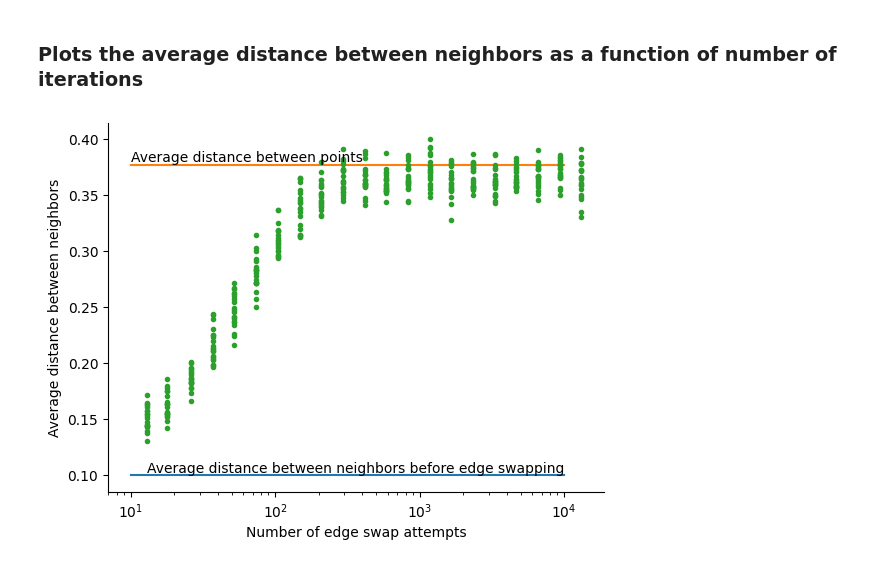
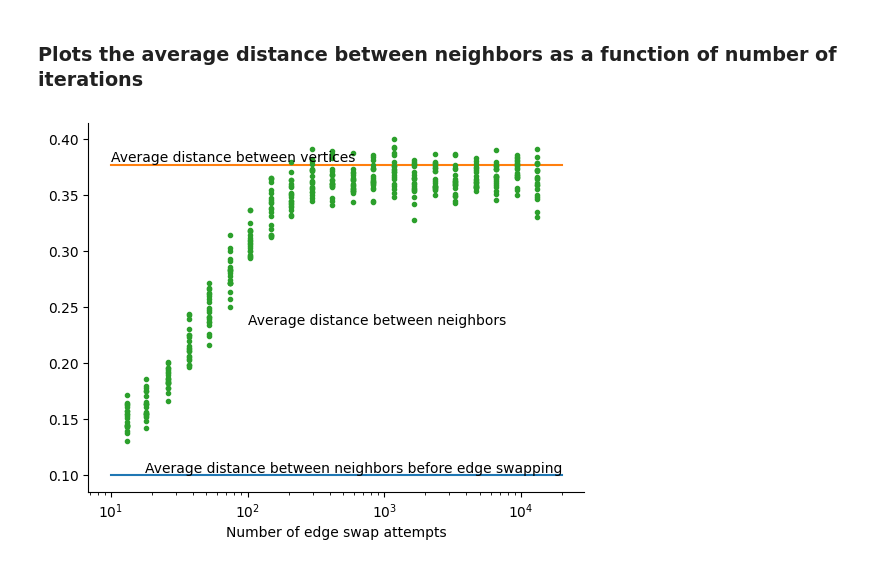
Before and after one commit to DynamicaLab/geometric-networks, a Jupyter notebook: analysis/double_edge_swap_example.ipynb, the cells around one changed output. Drawn from its saved outputs; the diff is of its cells as text; code cells hidden in the pictures.

```diff
--- a/analysis/double_edge_swap_example.ipynb
+++ b/analysis/double_edge_swap_example.ipynb
@@ -120,21 +120,21 @@ for filenames in sorted(glob.glob(rootname + "_*_edgelist.csv")):
 # %%
 fig, ax = plt.subplots()
 
 average_distance_between_neighbors_before_edge_swapping = np.average(distance_matrix[adjacency_matrix == 1])
-ax.plot([1e1, 1e4], [average_distance_between_neighbors_before_edge_swapping, average_distance_between_neighbors_before_edge_swapping])
-ax.text(1e4, average_distance_between_neighbors_before_edge_swapping, "Average distance between neighbors before edge swapping", ha="right", va="bottom")
+ax.plot([1e1, 2e4], [average_distance_between_neighbors_before_edge_swapping, average_distance_between_neighbors_before_edge_swapping])
+ax.text(2e4, average_distance_between_neighbors_before_edge_swapping, "Average distance between neighbors before edge swapping", ha="right", va="bottom")
 
 average_distance_between_vertices = np.average(distance_matrix)
-ax.plot([1e1, 1e4], [average_distance_between_vertices,average_distance_between_vertices])
-ax.text(1e1, average_distance_between_vertices, "Average distance between points", ha="left", va="bottom")
+ax.plot([1e1, 2e4], [average_distance_between_vertices,average_distance_between_vertices])
+ax.text(1e1, average_distance_between_vertices, "Average distance between vertices", ha="left", va="bottom")
 
 ax.plot(x, y, ls="None", marker="o", markersize=3)
+ax.text(1e2, (average_distance_between_neighbors_before_edge_swapping + average_distance_between_vertices) / 2, "Average distance between neighbors", ha="left", va="center")
 
 ax.set_xscale("log")
 
-ax.set_xlabel(r"Number of edge swap attempts")
-ax.set_ylabel(r"Average distance between neighbors")
+ax.set_xlabel("Number of edge swap attempts")
 
 sns.despine(ax=ax)
 # %% [output]
-[figure, old version]
+[figure, new version]
```
Also changed, not shown: parts of 1 cell of this notebook.
